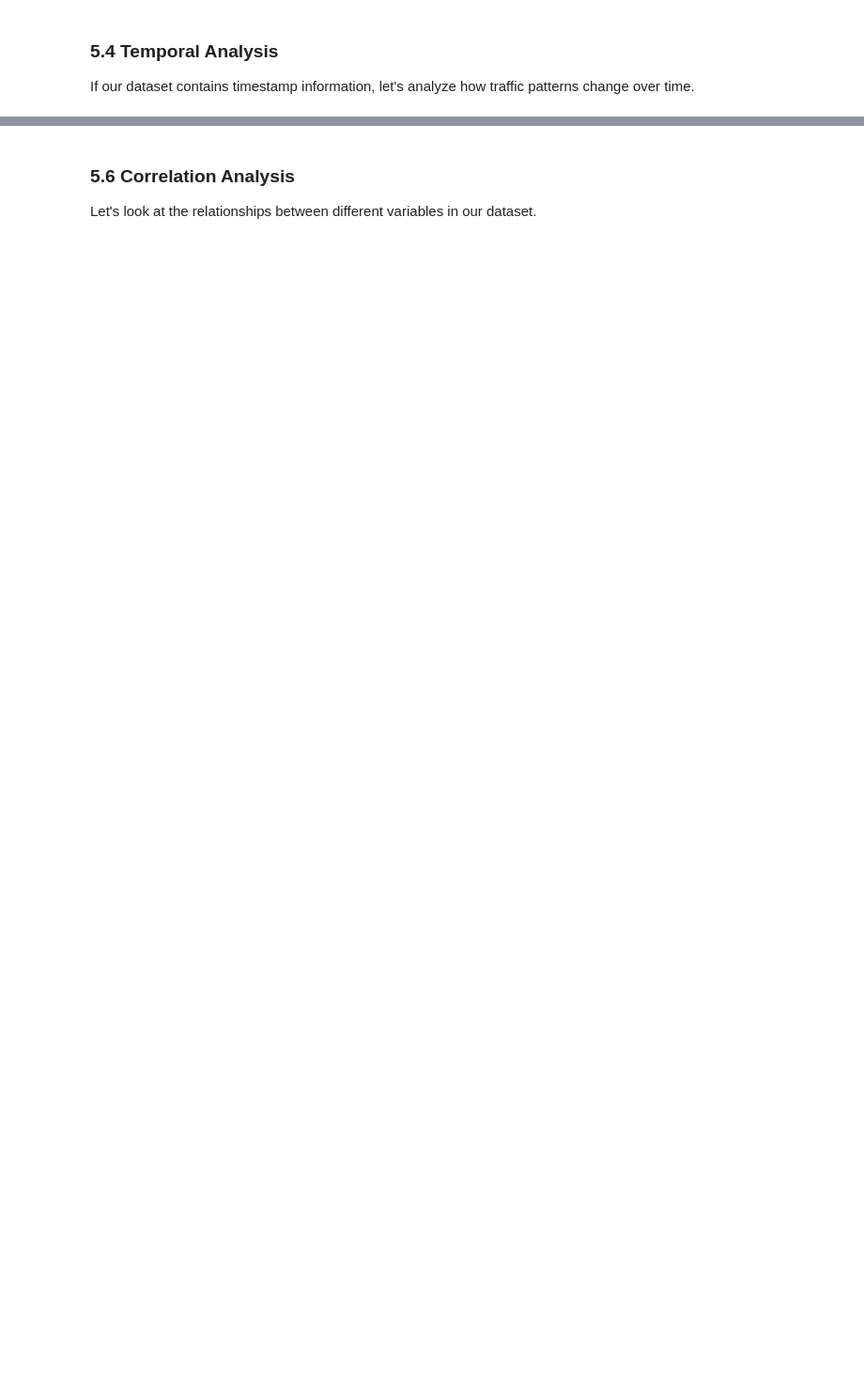
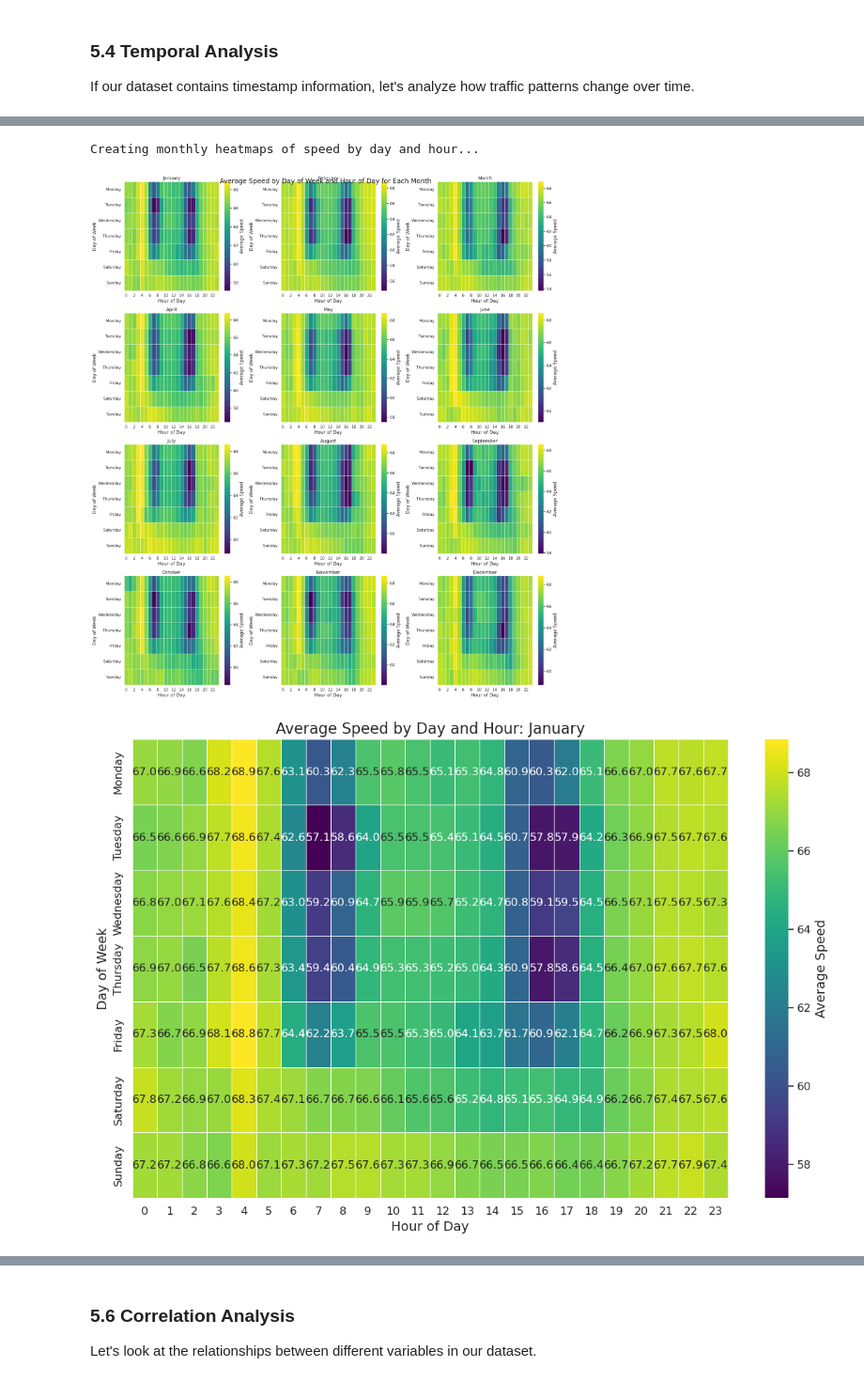
Before and after one commit to kdona/fall-2025-traffic-prediction, a Jupyter notebook: notebooks/eda.ipynb, the cells around one changed output, grey strips where cells are left out. Shown at 94% size. Drawn from its saved outputs; the diff is of its cells as text; code cells hidden in the pictures; blank space fills up the shorter version.

```diff
--- a/notebooks/eda.ipynb
+++ b/notebooks/eda.ipynb
@@ -553,0 +797,77 @@ If our dataset contains geographic coordinates, let's visualize the traffic data
+# %%
+# 3. Heatmap: day-of-week × hour-of-day grid of mean speeds for each month
+print("\nCreating monthly heatmaps of speed by day and hour...")
+
+# Set the order of days
+day_order = ['Monday', 'Tuesday', 'Wednesday', 'Thursday', 'Friday', 'Saturday', 'Sunday']
+
+# Set up the figure for all 12 months
+fig, axes = plt.subplots(4, 3, figsize=(20, 24))
+axes = axes.flatten()
+
+# Loop through each month (1-12)
+for month_num in range(1, 13):
+    month_name = calendar.month_name[month_num]
+    month_data = df_1y[df_1y['month'] == month_num]
+
+    # Create pivot table for this month
+    pivot_data = month_data.pivot_table(
+        index='day_of_week',
+        columns='hour_of_day',
+        values='speed_mean',
+        aggfunc='mean'
+    ).reindex(day_order)
+
+    # Plot on the corresponding subplot
+    ax = axes[month_num-1]
+    sns.heatmap(
+        pivot_data,
+        cmap='viridis',
+        annot=False,
+        fmt=".1f",
+        linewidths=.5,
+        ax=ax,
+        cbar_kws={'label': 'Average Speed'}
+    )
+
+    ax.set_title(f'{month_name}', fontsize=14)
+    ax.set_xlabel('Hour of Day')
+    ax.set_ylabel('Day of Week')
+
+plt.suptitle('Average Speed by Day of Week and Hour of Day for Each Month', fontsize=20, y=0.92)
+plt.tight_layout(rect=[0, 0, 1, 0.95])
+plt.show()
+
+# Create a single month heatmap as an example (for January)
+plt.figure(figsize=(12, 8))
+month_num = 1  # January
+month_name = calendar.month_name[month_num]
+month_data = df_1y[df_1y['month'] == month_num]
+
+# Create pivot table for this month
+pivot_data = month_data.pivot_table(
+    index='day_of_week',
+    columns='hour_of_day',
+    values='speed_mean',
+    aggfunc='mean'
+).reindex(day_order)
+
+# Create the heatmap
+sns.heatmap(
+    pivot_data,
+    cmap='viridis',
+    annot=True,
+    fmt=".1f",
+    linewidths=.5,
+    cbar_kws={'label': 'Average Speed'}
+)
+
+plt.title(f'Average Speed by Day and Hour: {month_name}', fontsize=16)
+plt.xlabel('Hour of Day')
+plt.ylabel('Day of Week')
+plt.tight_layout()
+plt.show()
+# %% [output]
+Creating monthly heatmaps of speed by day and hour...
+[figure, added]
+[figure, added]
```
Also changed, not shown: parts of 12 cells of this notebook, 2 other files.
